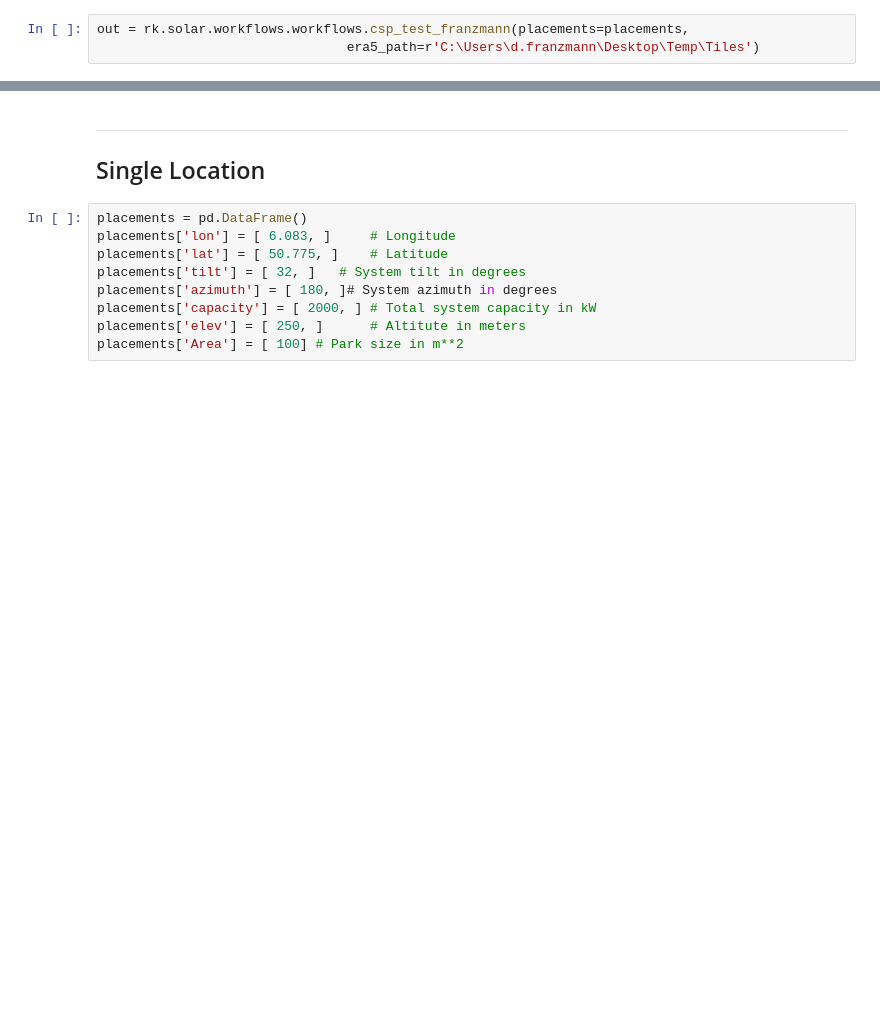
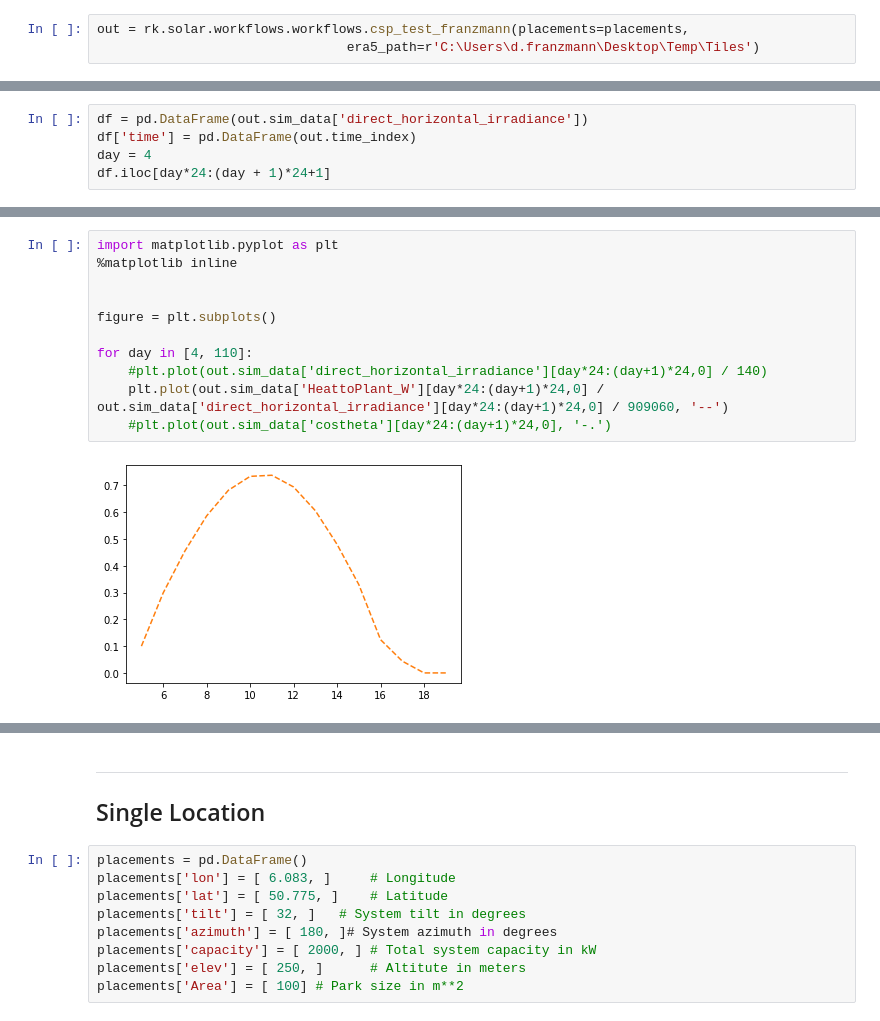
Before and after one commit to FZJ-IEK3-VSA/RESKit, a Jupyter notebook: examples/5.01-Solar-CSP.ipynb, the cells around one changed output, grey strips where cells are left out. Saved outputs shown, nothing was run; the diff lists cells and outputs as text; blank space fills up the shorter version.

```diff
--- a/examples/5.01-Solar-CSP.ipynb
+++ b/examples/5.01-Solar-CSP.ipynb
@@ -54,0 +52,5 @@ Data variables:
+# %%
+df = pd.DataFrame(out.sim_data['direct_horizontal_irradiance'])
+df['time'] = pd.DataFrame(out.time_index)
+day = 4
+df.iloc[day*24:(day + 1)*24+1]
@@ -54,0 +75,13 @@ Data variables:
+# %%
+import matplotlib.pyplot as plt
+%matplotlib inline
+
+
+figure = plt.subplots()
+
+for day in [4, 110]:
+    #plt.plot(out.sim_data['direct_horizontal_irradiance'][day*24:(day+1)*24,0] / 140)
+    plt.plot(out.sim_data['HeattoPlant_W'][day*24:(day+1)*24,0] / out.sim_data['direct_horizontal_irradiance'][day*24:(day+1)*24,0] / 909060, '--')
+    #plt.plot(out.sim_data['costheta'][day*24:(day+1)*24,0], '-.')
+# %% [output]
+[figure, added]
```
Also changed, not shown: parts of 15 cells of this notebook, 5 other files.
